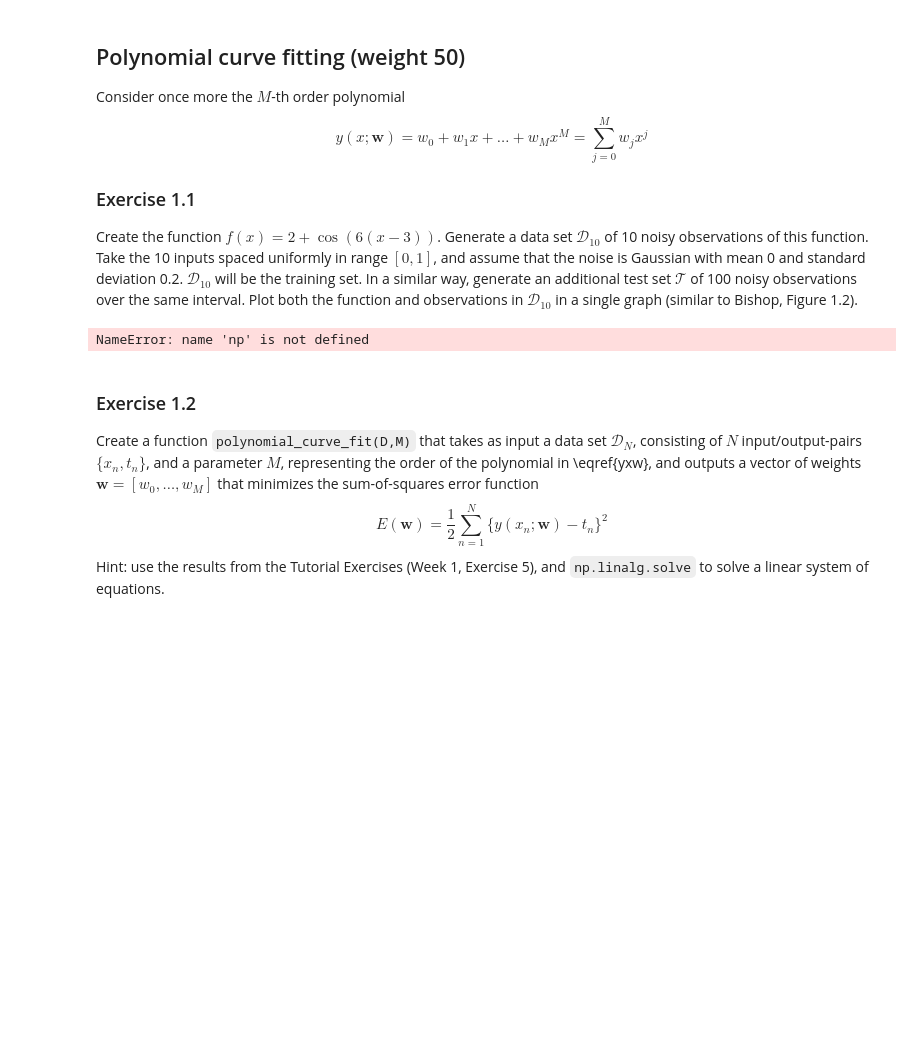
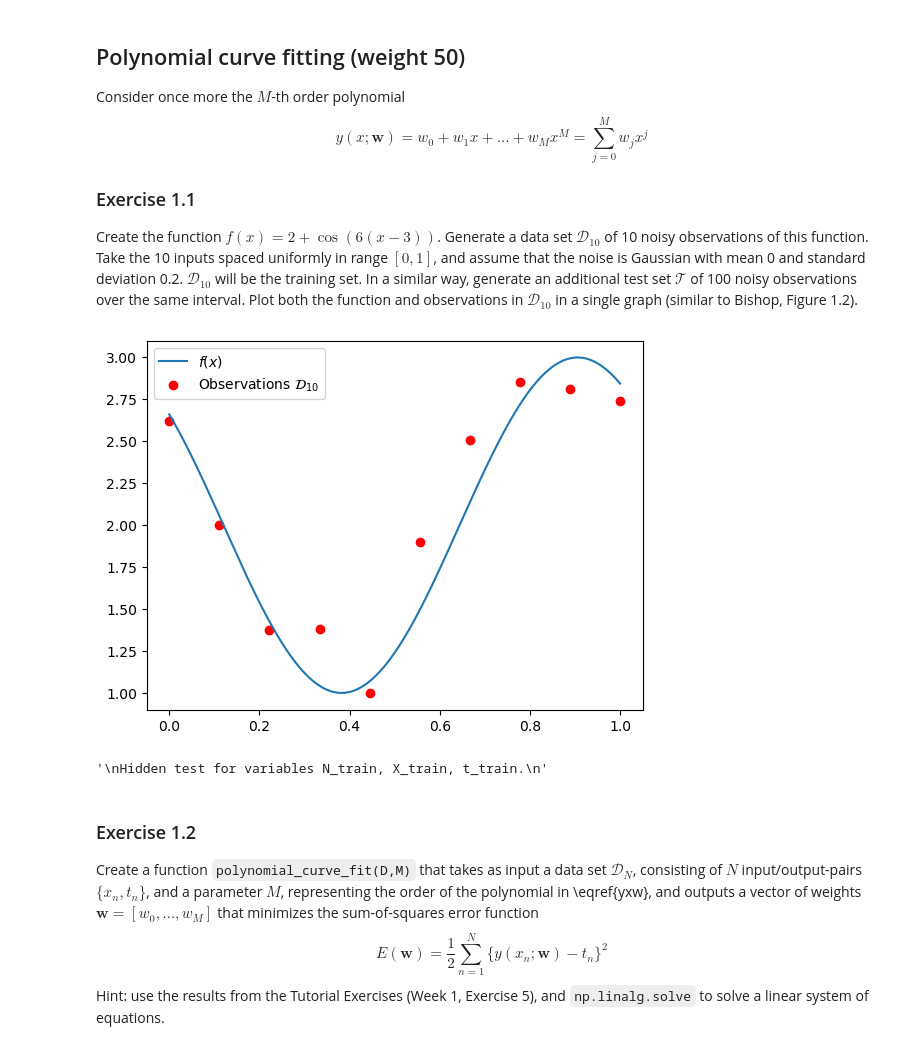
Before and after one commit to meraxion/SML24, a Jupyter notebook: SML24_as01_1.ipynb, the cells around one changed output. Saved outputs shown, nothing was run; the diff lists cells and outputs as text; code cells hidden in the pictures; blank space fills up the shorter version.

```diff
--- a/SML24_as01_1.ipynb
+++ b/SML24_as01_1.ipynb
@@ -74,46 +74,70 @@ def f(x):
         Result of the function.
     """
     # YOUR CODE HERE
-    return 2 + np.cos(6(x-3))
+    return (2 + np.cos(6*(x-3)))
 # %%
 """
 Basic check that function f is correct.
 """
 assert f(3) == 3.0
 assert f(np.pi/2 + 3) == 1.0
-# %% [output]
-NameError: name 'np' is not defined
 # %%
 """
 Generate a data set of N_train noisy observations of the function f. Take the inputs spaced uniformly
 in range [0,1], and add Gaussian noise with mean 0 and standard deviation 0.2.
 
 Variable names
 --------------
 N_train : int
     number of training observations
 X_train : array
     N_train x 1 vector of x-coordinates, uniformly spaced between 0 and 1
 t_train : array
     N_train x 1 vector with corresponding t-values, adding Gaussian noise
 D_train : matrix
     N_train x 2 matrix, the training data created from X_train and t_train
 
 N_test : int
     number of data points for testing
 X_test : array
     N_test x 1 vector of random x-coordinates taken form a uniform distribution
 t_test : array
     N_test x 1 vector with corresponding t-values, adding Gaussian noise
 D_test : matrix
     N_test x 2 matrix, the test data created from X_test and t_test
 """
 # YOUR CODE HERE
-raise NotImplementedError()
+N_train = 10
+X_train = np.linspace(0,1,N_train)
+t_train = np.random.normal(f(X_train), 0.2)
+D_train = np.asarray([X_train, t_train]).T
+
+N_test = 100
+X_test = np.linspace(0,1,N_test)
+t_test = np.random.normal(f(X_test), 0.2)
+D_test = np.asarray([X_test, t_test]).T
+
+# Plot both the function and observations in $\mathcal{D}$ in a single graph.
+
+# Plotting the function:
+xs = np.linspace(0,1, 10_000)
+ys = np.asarray(f(xs))
+
+plt.plot(xs, ys, label="$f(x)$")
+# Plotting the observations:
+plt.scatter(X_train, t_train, color="red", label=r"Observations $\mathcal{D}_{10}$")
+
+plt.legend()
+
+plt.show()
+# %% [output]
+[figure, added]
 # %%
 """
 Hidden test for variables N_train, X_train, t_train.
 """
+# %% [output]
+'\nHidden test for variables N_train, X_train, t_train.\n'
 # %% [markdown]
 ### Exercise 1.2
 Create a function `polynomial_curve_fit(D,M)` that takes as input a data set $\mathcal{D}_{N}$, consisting of $N$ input/output-pairs $\{x_n,t_n\}$, and a parameter $M$, representing the order of the polynomial in \eqref{yxw}, and outputs a vector of weights $\mathbf{w} = [w_0, \dots, w_M]$ that minimizes the sum-of-squares error function
```
Also changed, not shown: parts of 1 cell of this notebook.
